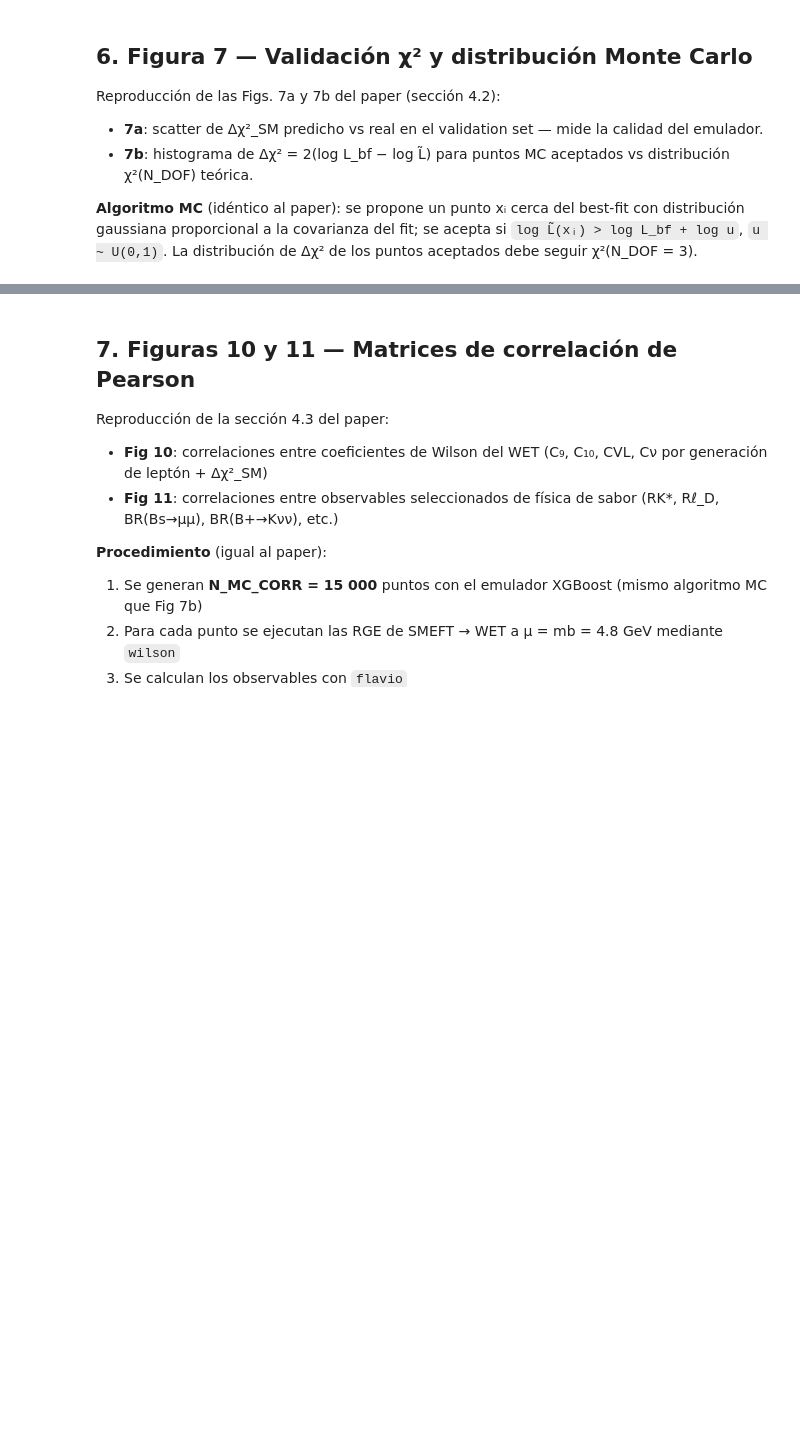
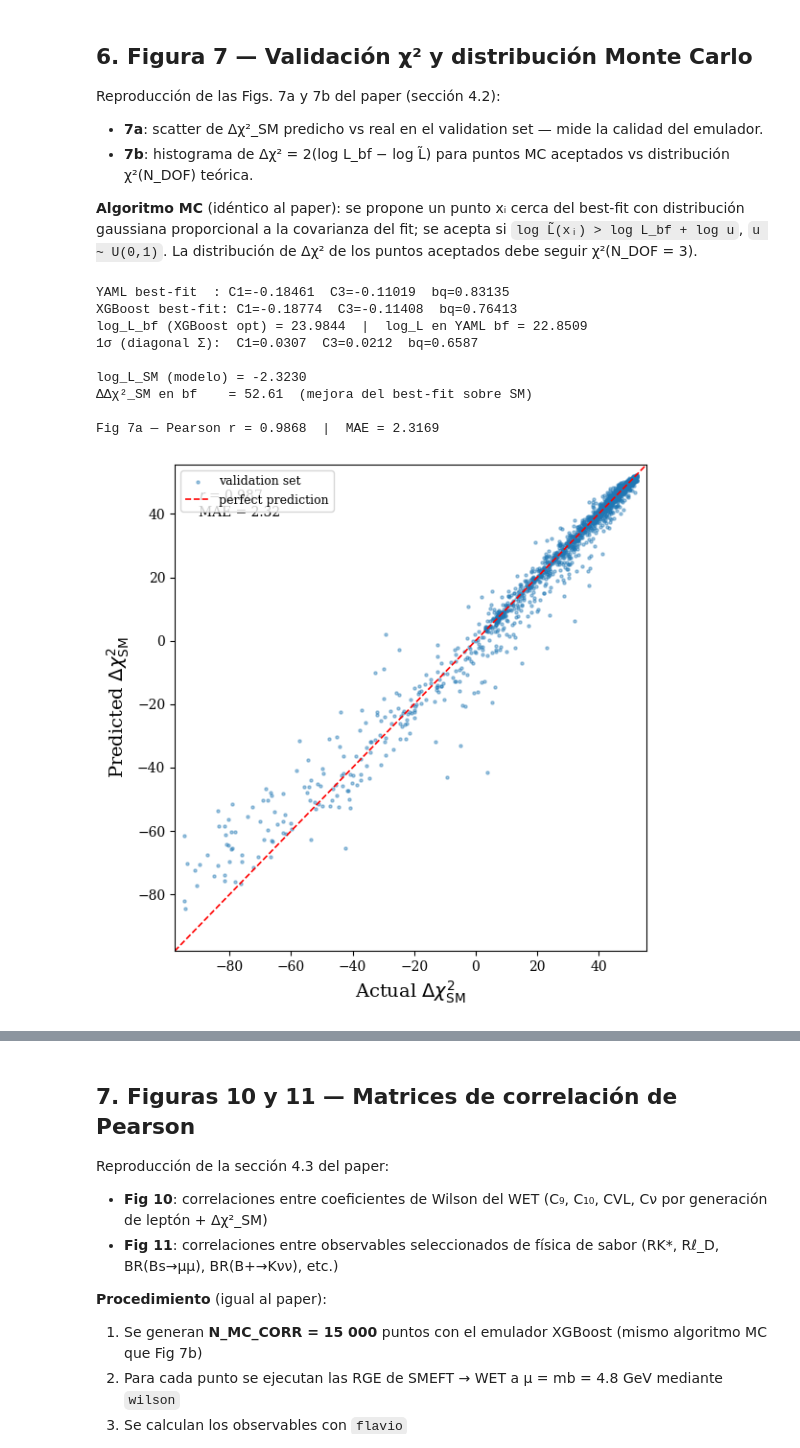
Before and after one commit to AlejandroMirRamos/BMesonsML, a Jupyter notebook: notebooks/xgboost_optimized.ipynb, the cells around one changed output, grey strips where cells are left out. Cells and saved outputs as stored; diff of their text form; code cells hidden in the pictures; blank space fills up the shorter version.

```diff
--- a/notebooks/xgboost_optimized.ipynb
+++ b/notebooks/xgboost_optimized.ipynb
@@ -564,23 +398,20 @@ import yaml
 with open(BESTFIT_FILE) as _f:
     _ell = yaml.safe_load(_f)
 
-bf_arr    = np.array(_ell['bf'])                                # [C1_bf, C3_bf, bq_bf]
-_eig_vals = np.array([_ell['d'][i][i] for i in range(3)])      # autovalores del Hessiano
-_V        = np.array(_ell['v'])                                 # autovectores (filas)
-Sigma_bf  = _V.T @ np.diag(1.0 / _eig_vals) @ _V              # cov ≈ Hessiano⁻¹
-_chol     = np.linalg.cholesky(Sigma_bf)                       # Cholesky para muestreo
+bf_arr    = np.array(_ell['bf'])
+_eig_vals = np.array([_ell['d'][i][i] for i in range(3)])
+_V        = np.array(_ell['v'])
+Sigma_bf  = _V.T @ np.diag(1.0 / _eig_vals) @ _V
+_chol     = np.linalg.cholesky(Sigma_bf)
 
-# N_DOF = 3 definido en la celda de configuración
-
-# log_L_bf: fine local search within ±1σ of bf_arr.
-# A coarse grid or evaluation at bf_arr alone misses the XGBoost leaf that
-# has the true local maximum, causing samples in that leaf to be clipped to 0.
-# A 50^3 grid restricted to ±1σ around bf_arr is dense enough to find it.
 _sig    = np.sqrt(np.diag(Sigma_bf))
 _lo_opt = np.array([C1_RANGE[0], C3_RANGE[0], BQ_RANGE[0]])
 _hi_opt = np.array([C1_RANGE[1], C3_RANGE[1], BQ_RANGE[1]])
-_lo_f   = np.maximum(bf_arr - _sig, _lo_opt)
-_hi_f   = np.minimum(bf_arr + _sig, _hi_opt)
+
+# Use ±1σ fine-grid. Safe with early_stopping_rounds=5 (smooth model) since
+# there are no sharp false maxima at the boundary with this configuration.
+_lo_f   = np.maximum(bf_arr - 1.0 * _sig, _lo_opt)
+_hi_f   = np.minimum(bf_arr + 1.0 * _sig, _hi_opt)
 _nf    = 50
 _c1f, _c3f, _bqf = np.meshgrid(np.linspace(_lo_f[0], _hi_f[0], _nf),
                                 np.linspace(_lo_f[1], _hi_f[1], _nf),
@@ -596,46 +427,55 @@ bf_model  = np.array([float(_fine_df.iloc[_bi]['C1']),
 
 log_L_bf_yaml = float(model.predict(pd.DataFrame([{'C1': bf_arr[0],
                                                     'C3': bf_arr[1],
-                                                    'bq': bf_arr[2]}]))[0])   # same reference, kept for diagnostic prints
+                                                    'bq': bf_arr[2]}]))[0])
 
 print(f'YAML best-fit  : C1={bf_arr[0]:.5f}  C3={bf_arr[1]:.5f}  bq={bf_arr[2]:.5f}')
 print(f'XGBoost best-fit: C1={bf_model[0]:.5f}  C3={bf_model[1]:.5f}  bq={bf_model[2]:.5f}')
 print(f'log_L_bf (XGBoost opt) = {log_L_bf:.4f}  |  log_L en YAML bf = {log_L_bf_yaml:.4f}')
 print(f'1σ (diagonal Σ):  C1={np.sqrt(Sigma_bf[0,0]):.4f}  '
       f'C3={np.sqrt(Sigma_bf[1,1]):.4f}  bq={np.sqrt(Sigma_bf[2,2]):.4f}')
 
-# ── Likelihood del SM: predicción del modelo en el punto NP=0 ─────────────────
 log_L_SM = float(model.predict(pd.DataFrame([{'C1': 0., 'C3': 0., 'bq': 0.}]))[0])
 print(f'\nlog_L_SM (modelo) = {log_L_SM:.4f}')
 print(f'ΔΔχ²_SM en bf    = {2*(log_L_bf - log_L_SM):.2f}  (mejora del best-fit sobre SM)')
 
-# ── Fig 7a: Δχ²_SM predicho vs real en el validation set ─────────────────────
+# ── Fig 7a ─────────────────────────────────────────────────────────────────────
 y_pred_va  = model.predict(Xva)
-dchi2_act  = 2.0 * (yva.values - log_L_SM)    # real (dataset)
-dchi2_pred = 2.0 * (y_pred_va  - log_L_SM)    # predicho (modelo XGBoost)
+dchi2_act  = 2.0 * (yva.values - log_L_SM)
+dchi2_pred = 2.0 * (y_pred_va  - log_L_SM)
 
 r_7a, _  = pearsonr(dchi2_act, dchi2_pred)
 mae_7a   = np.mean(np.abs(dchi2_act - dchi2_pred))
 print(f'\nFig 7a — Pearson r = {r_7a:.4f}  |  MAE = {mae_7a:.4f}')
 
 _lim_lo = min(dchi2_act.min(), dchi2_pred.min()) - 3
 _lim_hi = max(dchi2_act.max(), dchi2_pred.max()) + 3
 
 fig, ax = plt.subplots(figsize=(6, 6))
 ax.scatter(dchi2_act, dchi2_pred, s=5, alpha=0.4, rasterized=True,
            label='validation set')
 ax.plot([_lim_lo, _lim_hi], [_lim_lo, _lim_hi], 'r--', lw=1.2,
         label='perfect prediction')
 ax.set_xlim(_lim_lo, _lim_hi)
 ax.set_ylim(_lim_lo, _lim_hi)
-ax.set_xlabel(r'Actual $\Delta\chi^2_{\rm SM}$')
-ax.set_ylabel(r'Predicted $\Delta\chi^2_{\rm SM}$')
-ax.set_title(r'rotBIII $\cdot$ predictor performance (Fig 7a)')
+ax.set_xlabel(r'Actual $\Delta\chi^2_{\mathrm{SM}}$')
+ax.set_ylabel(r'Predicted $\Delta\chi^2_{\mathrm{SM}}$')
 ax.text(0.05, 0.95, f'$r$ = {r_7a:.3f}\nMAE = {mae_7a:.2f}',
         transform=ax.transAxes, va='top', fontsize=10)
 ax.legend(fontsize=9)
 fig.tight_layout()
 plt.savefig(FIGS_DIR / 'fig7a_chi2_scatter.pdf', bbox_inches='tight')
 plt.show()
+# %% [output]
+YAML best-fit  : C1=-0.18461  C3=-0.11019  bq=0.83135
+XGBoost best-fit: C1=-0.18774  C3=-0.11408  bq=0.76413
+log_L_bf (XGBoost opt) = 23.9844  |  log_L en YAML bf = 22.8509
+1σ (diagonal Σ):  C1=0.0307  C3=0.0212  bq=0.6587
+
+log_L_SM (modelo) = -2.3230
+ΔΔχ²_SM en bf    = 52.61  (mejora del best-fit sobre SM)
+
+Fig 7a — Pearson r = 0.9868  |  MAE = 2.3169
+[figure, added]
 # %%
 from scipy.stats import chi2 as chi2_dist, norm as norm_dist
```
Also changed, not shown: parts of 15 cells of this notebook, 8 other files.
